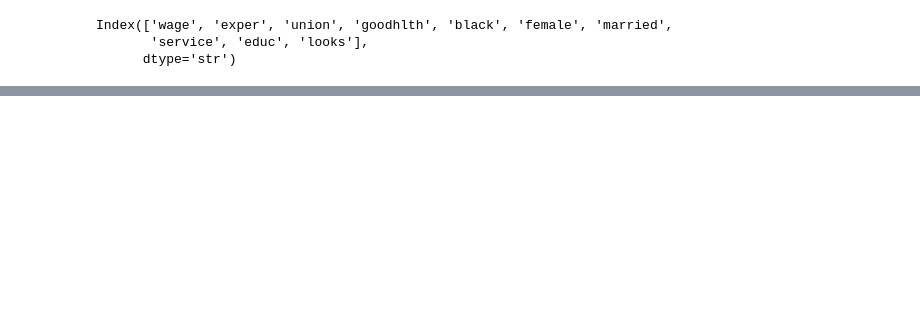
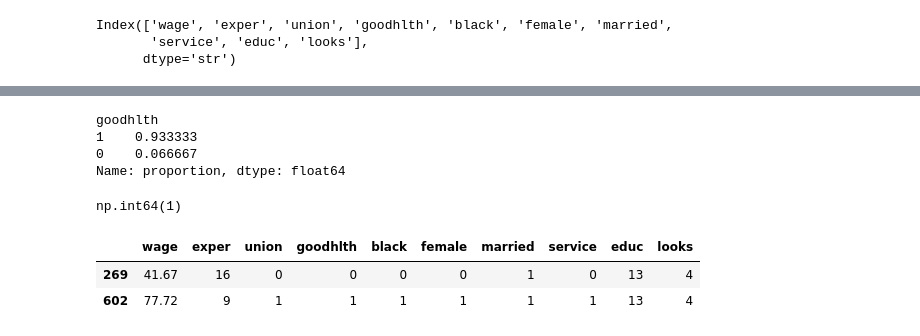
Before and after one commit to iamrubayet/yury-kashnitsky-s-ml-playbook, a Jupyter notebook: lecture1.ipynb, the cells around one changed output, grey strips where cells are left out. Cells and saved outputs as stored; diff of their text form; code cells hidden in the pictures; blank space fills up the shorter version.

```diff
--- a/lecture1.ipynb
+++ b/lecture1.ipynb
@@ -56,0 +96,7 @@ Index(['wage', 'exper', 'union', 'goodhlth', 'black', 'female', 'married',
+# %%
+df['goodhlth'].value_counts(normalize=True)
+# %% [output]
+goodhlth
+1    0.933333
+0    0.066667
+Name: proportion, dtype: float64
@@ -56,0 +105,4 @@ Index(['wage', 'exper', 'union', 'goodhlth', 'black', 'female', 'married',
+# %%
+df.iloc[0,5]
+# %% [output]
+np.int64(1)
@@ -56,0 +111,6 @@ Index(['wage', 'exper', 'union', 'goodhlth', 'black', 'female', 'married',
+# %%
+df[df['wage'] > 40]
+# %% [output]
+|  | wage | exper | union | goodhlth | black | female | married | service | educ | looks |
+| 269 | 41.67 | 16 | 0 | 0 | 0 | 0 | 1 | 0 | 13 | 4 |
+| 602 | 77.72 | 9 | 1 | 1 | 1 | 1 | 1 | 1 | 13 | 4 |
```
Also changed, not shown: parts of 19 cells of this notebook.
